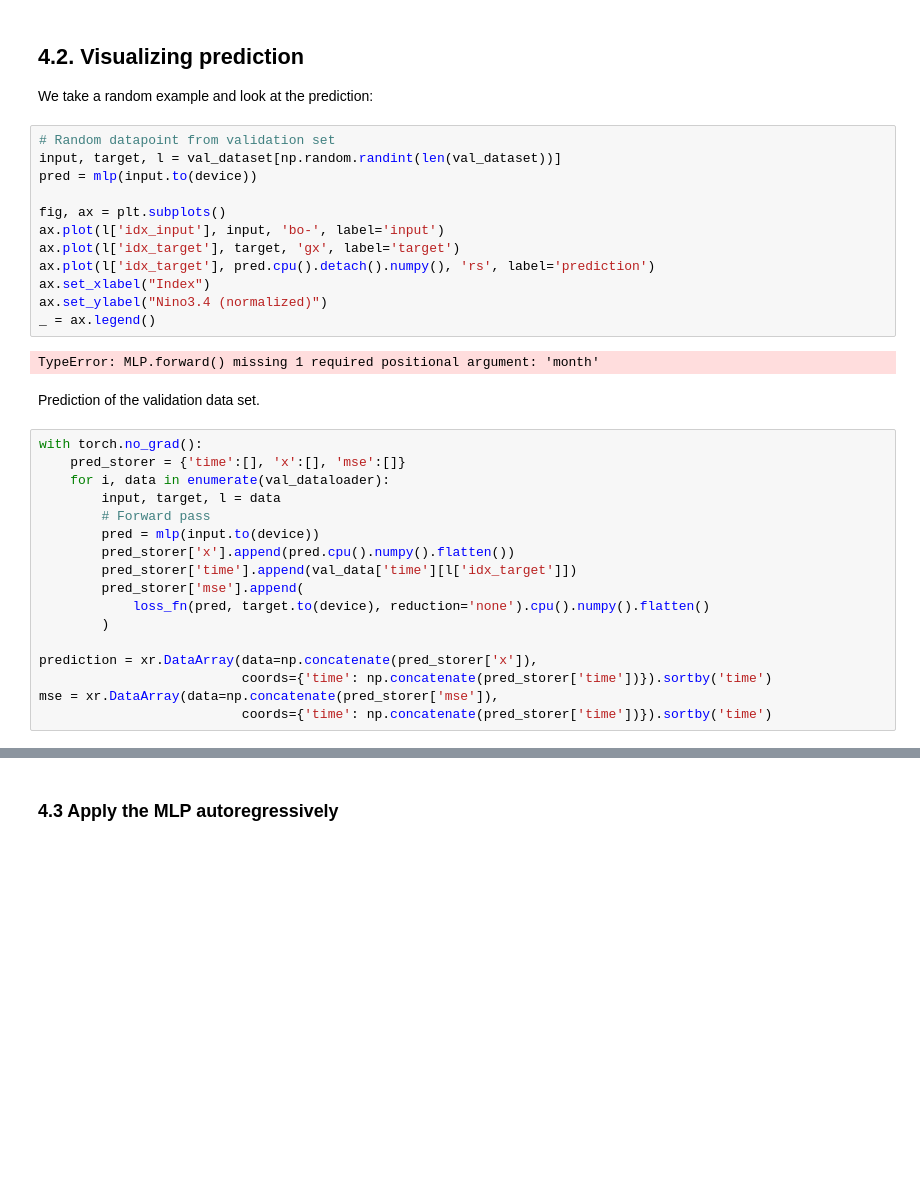
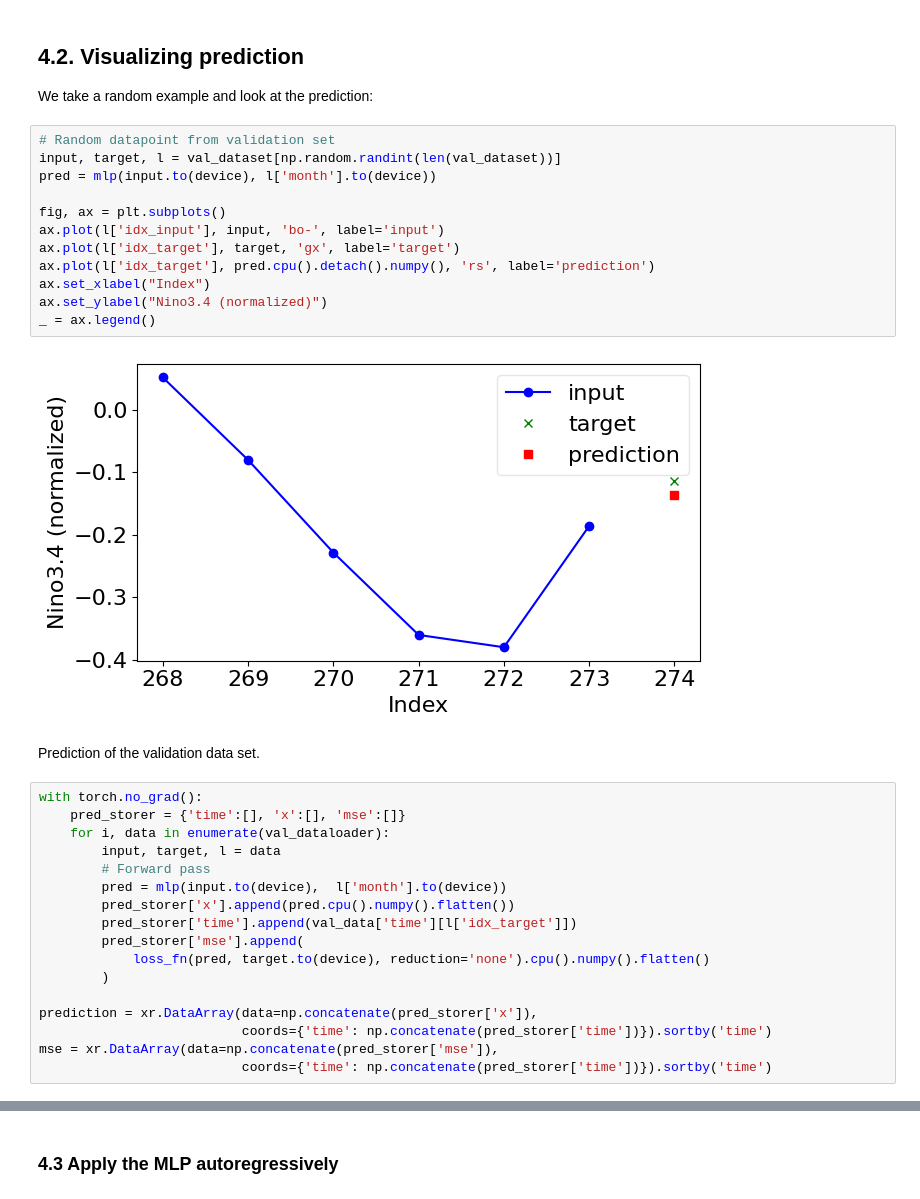
Before and after one commit to jakob-schloer/tutorials, a Jupyter notebook: MLP_timeseries/mlp_film_test.ipynb, the cells around one changed output, grey strips where cells are left out. Cells and saved outputs as stored; diff of their text form; blank space fills up the shorter version.

```diff
--- a/MLP_timeseries/mlp_film_test.ipynb
+++ b/MLP_timeseries/mlp_film_test.ipynb
@@ -370,17 +362,17 @@ We take a random example and look at the prediction:
 # %%
 # Random datapoint from validation set
 input, target, l = val_dataset[np.random.randint(len(val_dataset))]
-pred = mlp(input.to(device))
+pred = mlp(input.to(device), l['month'].to(device))
 
 fig, ax = plt.subplots()
 ax.plot(l['idx_input'], input, 'bo-', label='input')
 ax.plot(l['idx_target'], target, 'gx', label='target')
 ax.plot(l['idx_target'], pred.cpu().detach().numpy(), 'rs', label='prediction')
 ax.set_xlabel("Index")
 ax.set_ylabel("Nino3.4 (normalized)")
 _ = ax.legend()
 # %% [output]
-TypeError: MLP.forward() missing 1 required positional argument: 'month'
+[figure, added]
 # %% [markdown]
 Prediction of the validation data set.
 # %%
@@ -389,7 +381,7 @@ with torch.no_grad():
     for i, data in enumerate(val_dataloader):
         input, target, l = data
         # Forward pass
-        pred = mlp(input.to(device))
+        pred = mlp(input.to(device),  l['month'].to(device))
         pred_storer['x'].append(pred.cpu().numpy().flatten())
         pred_storer['time'].append(val_data['time'][l['idx_target']])
         pred_storer['mse'].append(
```
Also changed, not shown: parts of 11 cells of this notebook.
